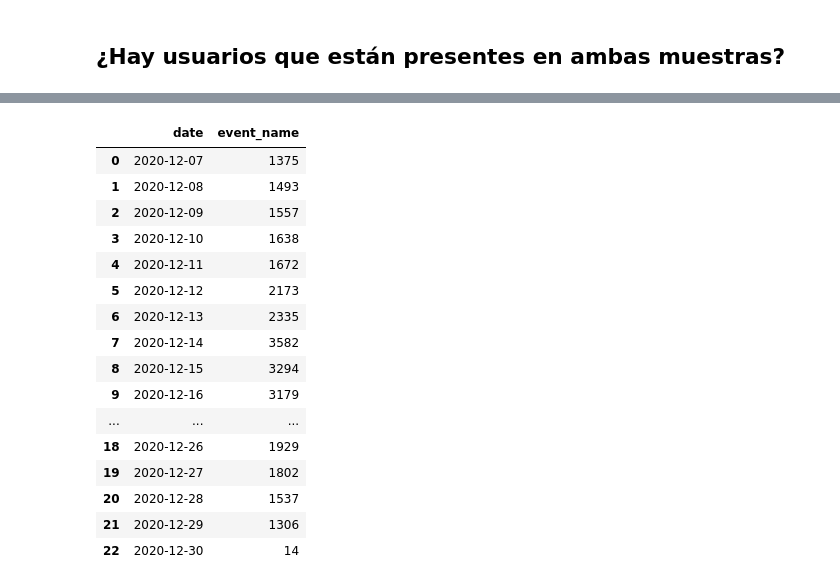
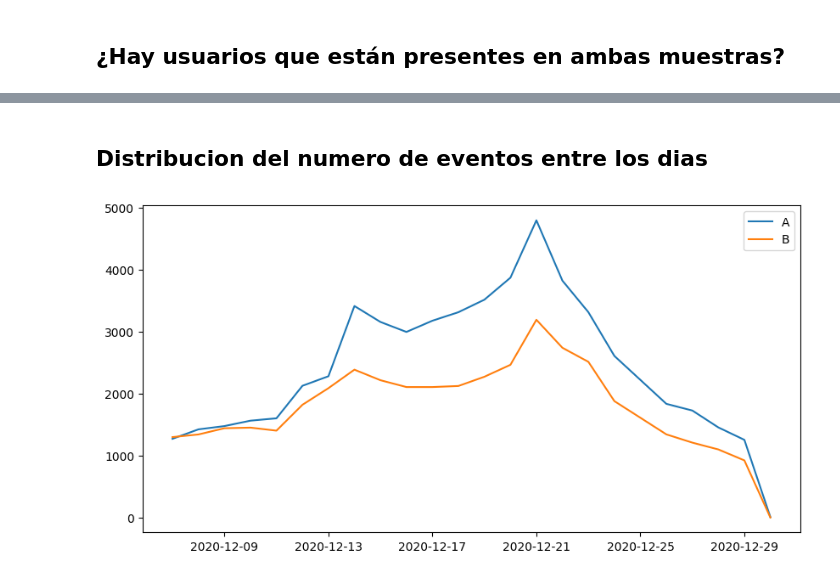
Before and after one commit to BCascante/Proyecto-Final-DA, a Jupyter notebook: A_B Test/A_B_Test _Project.ipynb, the cells around one changed output, grey strips where cells are left out. Saved outputs shown, nothing was run; the diff lists cells and outputs as text; code cells hidden in the pictures.

```diff
--- a/A_B Test/A_B_Test _Project.ipynb
+++ b/A_B Test/A_B_Test _Project.ipynb
@@ -332,3 +329,7 @@ test_data.dropna(subset='group', inplace=True)
+# %%
+test_data.dropna(subset='group', inplace=True)
+# Agregar una columna con unicamente la fecha
+test_data['date'] = pd.to_datetime(test_data['event_dt'].dt.date)
 # %% [markdown]
 Antes de continuar es importante separar el DF en los grupos A y B para poder hacer comparaciones entre ambos y valorar los resultados de la prueba A/B
 # %%
@@ -447,0 +457,3 @@ Index(['B06B45B7C3E5E721', 'E594B711ADD81DD8', 'A8C25A605F613665',
+# %%
+# Guardar los usuarios en dos grupos de una lista
+doubles = double_group.index[double_group==2].tolist()
@@ -448,22 +463,18 @@ Index(['B06B45B7C3E5E721', 'E594B711ADD81DD8', 'A8C25A605F613665',
+# %%
+# Filtrar los usuarios del grupo A de aquellos que estan en ambos grupos
+group_A = group_A[~group_A['user_id'].isin(doubles)]
+# Filtrar los usuarios del grupo A de aquellos que estan en ambos grupos
+group_B = group_B[~group_B['user_id'].isin(doubles)]
+# %% [markdown]
+## Distribucion del numero de eventos entre los dias
 # %%
-r = group_A.groupby('date', as_index=False).agg({'event_name':'count'})
+events_per_day_A = group_A.groupby('date', as_index=False)['event_name'].count()
+events_per_day_B = group_B.groupby('date', as_index=False)['event_name'].count()
-# %%
-r
-# %% [output]
-|  | date | event_name |
-| 0 | 2020-12-07 | 1375 |
-| 1 | 2020-12-08 | 1493 |
-| 2 | 2020-12-09 | 1557 |
-| 3 | 2020-12-10 | 1638 |
-| 4 | 2020-12-11 | 1672 |
-| 5 | 2020-12-12 | 2173 |
-| 6 | 2020-12-13 | 2335 |
-| 7 | 2020-12-14 | 3582 |
-| 8 | 2020-12-15 | 3294 |
-| 9 | 2020-12-16 | 3179 |
-| ... | ... | ... |
-| 18 | 2020-12-26 | 1929 |
-| 19 | 2020-12-27 | 1802 |
-| 20 | 2020-12-28 | 1537 |
-| 21 | 2020-12-29 | 1306 |
-| 22 | 2020-12-30 | 14 |
+# %%
+plt.figure(figsize=(10,5))
+plt.plot(events_per_day_A['date'], events_per_day_A['event_name'], label='A')
+plt.plot(events_per_day_B['date'], events_per_day_B['event_name'], label='B')
+plt.legend()
+plt.show()
+# %% [output]
+[figure, added]
```
Also changed, not shown: parts of 7 cells of this notebook.
